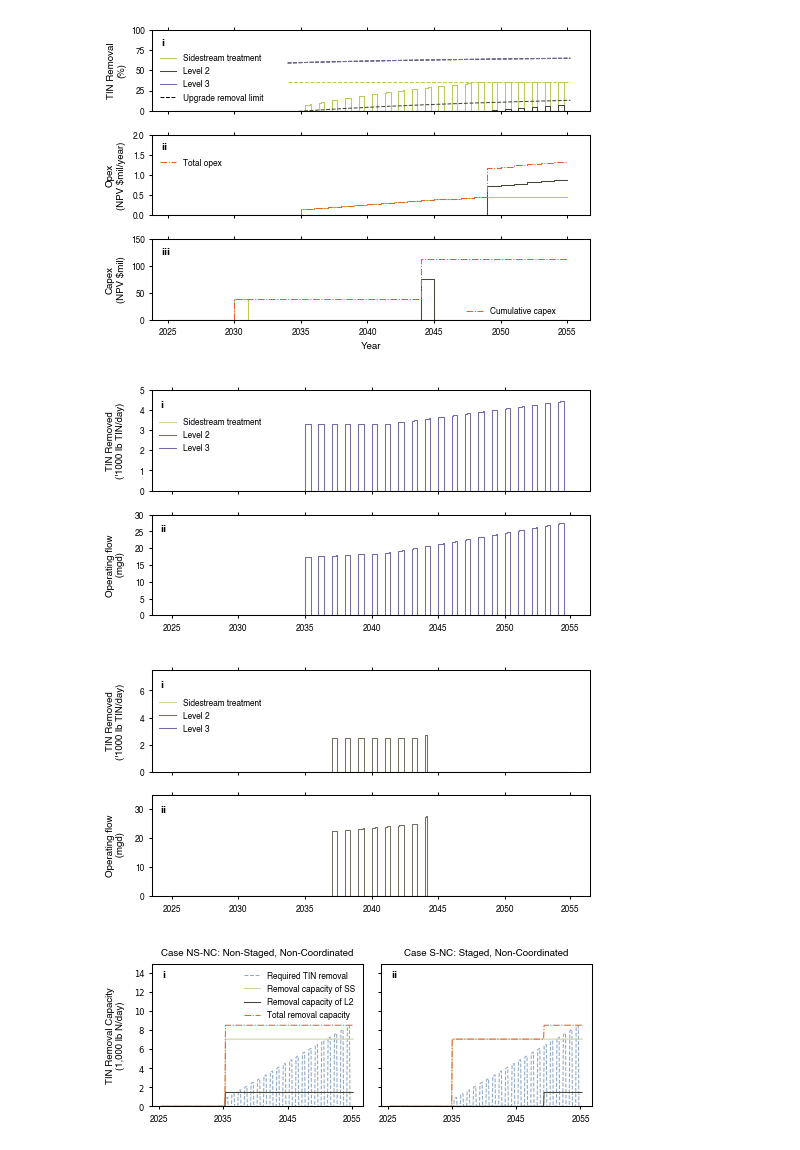
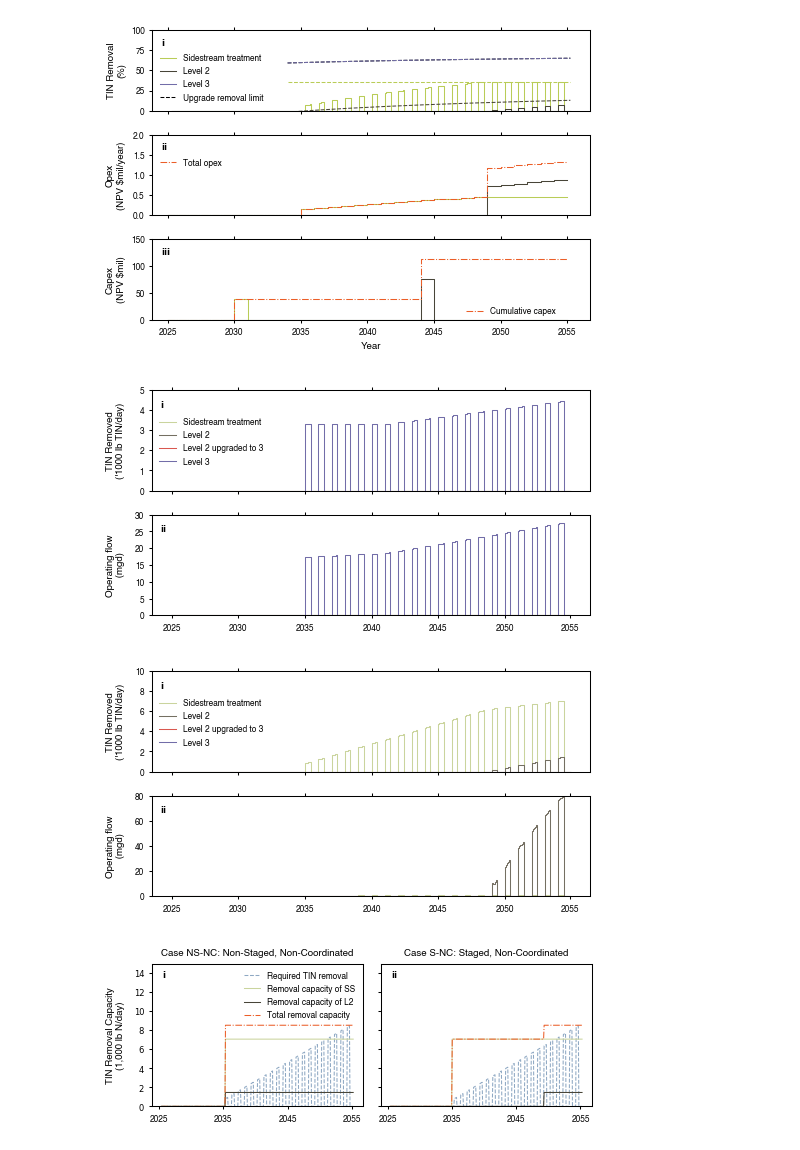
Before and after one commit to we3lab/Cap_Expansion_Model_SFBay, a Jupyter notebook: Jupyter_Scripts_for_Figures/Fig_2_Staged_Planning.ipynb, the cells around one changed output. Cells and saved outputs as stored; diff of their text form; code cells hidden in the pictures.

Commit message:
new plots for average flows

```diff
--- a/Jupyter_Scripts_for_Figures/Fig_2_Staged_Planning.ipynb
+++ b/Jupyter_Scripts_for_Figures/Fig_2_Staged_Planning.ipynb
@@ -203,9 +203,9 @@ import matplotlib.pyplot as plt
 
 #colors = ['green', 'red', 'purple', 'black', 'yellow', 'pink', 'brown', 'grey']
 
-#L_upgrades = ['SS', 'L2', 'L2upg3', 'L3']
+L_upgrades = ['SS', 'L2', 'L2upg3', 'L3']
 #colors = {'L3':'black', 'L2':'red', 'L2upg3':'green', 'SS': 'pink'}
-L_upgrades = ['SS', 'L2', 'L3']
+#L_upgrades = ['SS', 'L2', 'L3']
 colors = {'L3': '#726DA8', 'L2': '#746F62', 'SS': '#CAD49D', 'L2upg3': '#D9574F', 'total': '#EB5E28', 'required': '#8EA8C3'}
 upg_leg = {'L3':'Level 3', 'L2':'Level 2', 'L2upg3': 'Level 2 upgraded to 3', 'SS': 'Sidestream treatment'}
 hfont = {'fontname':'Helvetica', 'size':7}
@@ -277,10 +277,11 @@ def plot_WWTP_results_flow(WWTP, lim_1, lim_2, lim_3, fig_tag, fig_tag2, case):
     """
 # %%
 plot_WWTP_results_flow(WWTP= 'Palo Alto', lim_1 = 5, lim_2=30, lim_3=40, fig_tag='main', fig_tag2='', case='NS-NC')
-plot_WWTP_results_flow(WWTP= 'Palo Alto', lim_1 = 7.5, lim_2=35, lim_3=40, fig_tag='main', fig_tag2='', case='S-FC')
+plot_WWTP_results_flow(WWTP= 'SJSC', lim_1 = 10, lim_2=80, lim_3=40, fig_tag='main', fig_tag2='', case='NS-NC')
+#plot_WWTP_results_flow(WWTP= 'Palo Alto', lim_1 = 7.5, lim_2=35, lim_3=40, fig_tag='main', fig_tag2='', case='S-FC')
 # %% [output]
-[figure, old version]
+[figure, new version]
-[figure, old version]
+[figure, new version]
 # %%
 # Plot 3a
 
```
